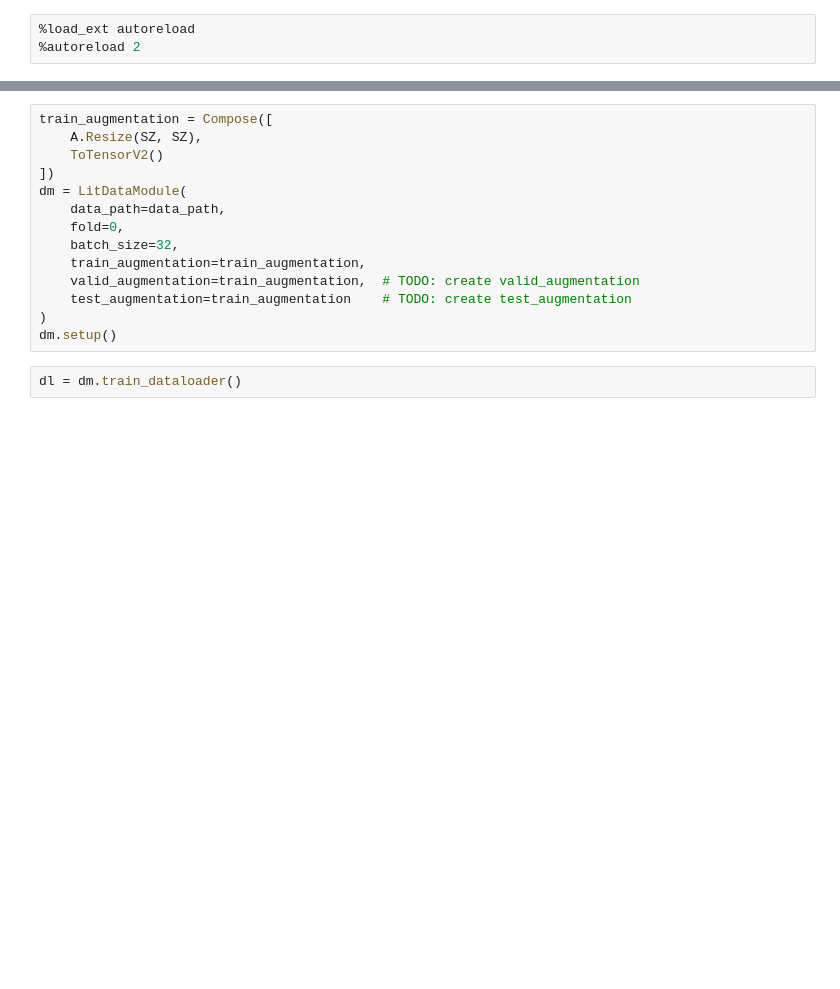
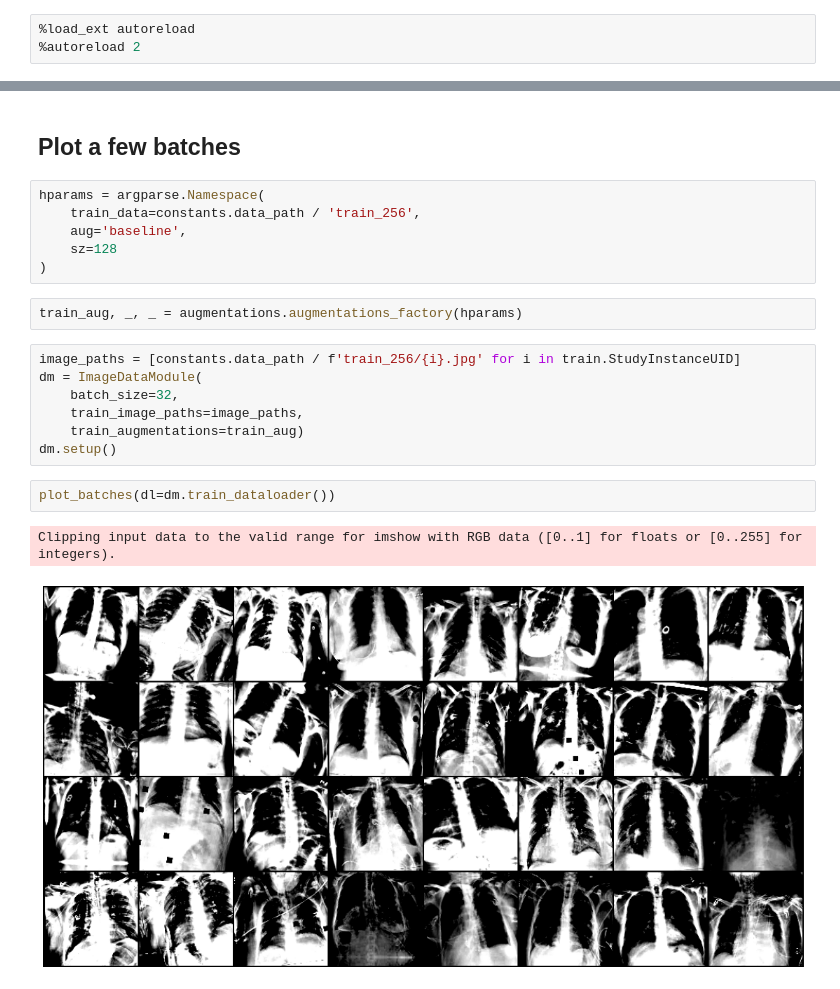
Before and after one commit to IamGianluca/ranzcr-clip-catheter-line-classification, a Jupyter notebook: nbs/experiments.ipynb, the cells around one changed output, grey strips where cells are left out. Saved outputs shown, nothing was run; the diff lists cells and outputs as text; blank space fills up the shorter version.

```diff
--- a/nbs/experiments.ipynb
+++ b/nbs/experiments.ipynb
@@ -68,16 +25,22 @@ SZ = 128
-# %%
-train_augmentation = Compose([
-    A.Resize(SZ, SZ),
-    ToTensorV2()
-])
-dm = LitDataModule(
-    data_path=data_path,
-    fold=0,
-    batch_size=32,
-    train_augmentation=train_augmentation,
-    valid_augmentation=train_augmentation,  # TODO: create valid_augmentation
-    test_augmentation=train_augmentation    # TODO: create test_augmentation
-)
-dm.setup()
+# %% [markdown]
+## Plot a few batches
+# %%
+hparams = argparse.Namespace(
+    train_data=constants.data_path / 'train_256',
+    aug='baseline',
+    sz=128
+)
+# %%
+train_aug, _, _ = augmentations.augmentations_factory(hparams)
+# %%
+image_paths = [constants.data_path / f'train_256/{i}.jpg' for i in train.StudyInstanceUID]
+dm = ImageDataModule(
+    batch_size=32,
+    train_image_paths=image_paths,
+    train_augmentations=train_aug)
+dm.setup()
 # %%
-dl = dm.train_dataloader()
+plot_batches(dl=dm.train_dataloader())
+# %% [output]
+Clipping input data to the valid range for imshow with RGB data ([0..1] for floats or [0..255] for integers).
+[figure, added]
```
Also changed, not shown: parts of 13 cells of this notebook, 13 other files.
